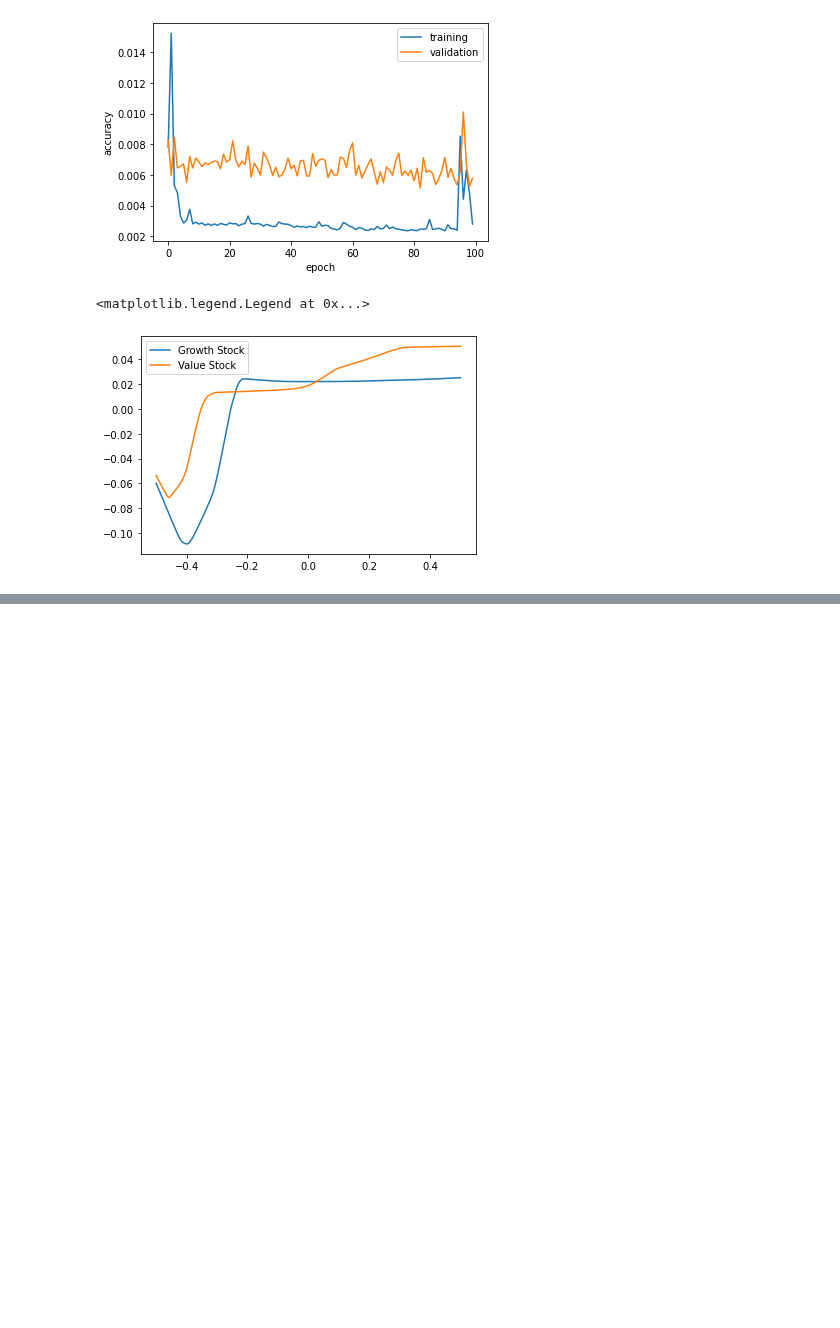
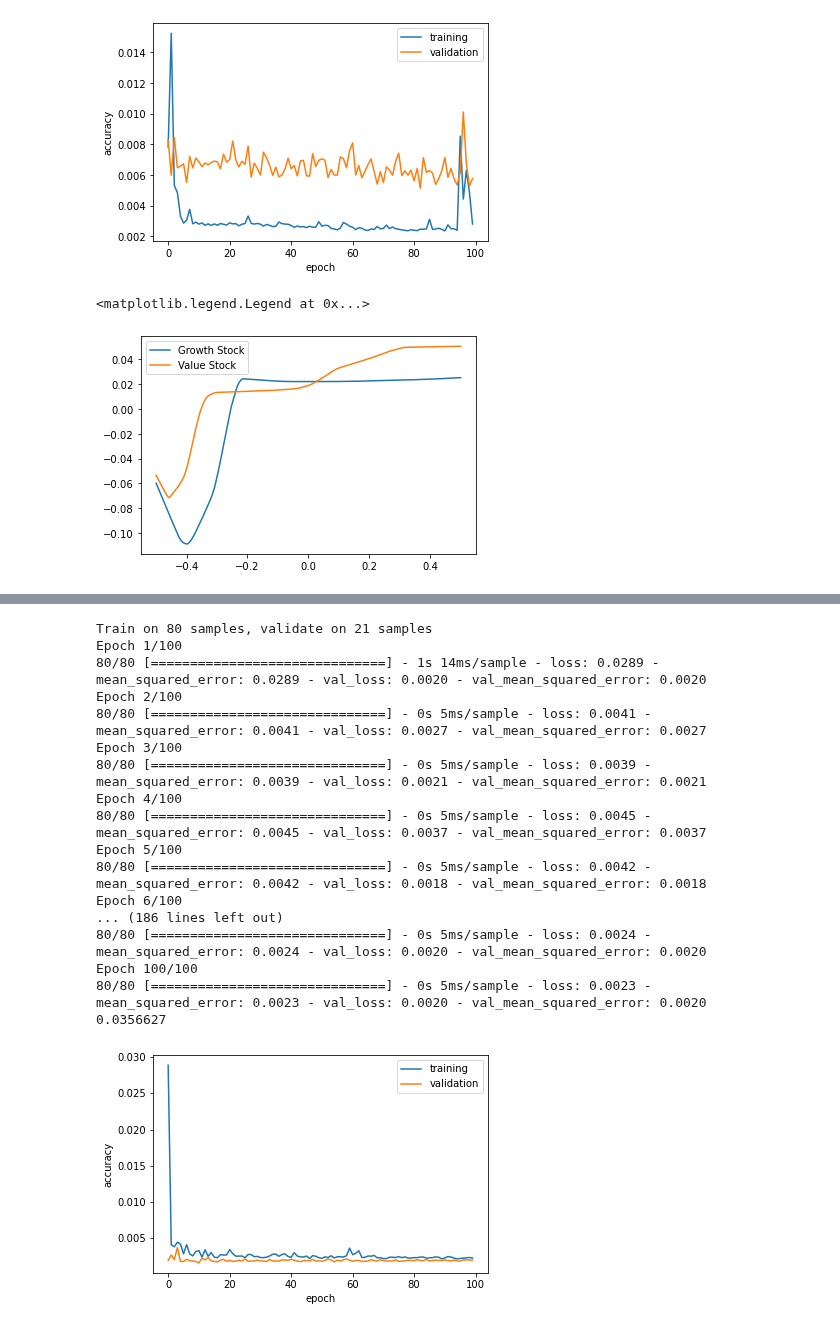
Before and after one commit to lu18cheng/pic16b_stock_analysis, a Jupyter notebook: code/Neural Networks.ipynb, the cells around one changed output, grey strips where cells are left out. Drawn from its saved outputs; the diff is of its cells as text; code cells hidden in the pictures; blank space fills up the shorter version.

```diff
--- a/code/Untitled.ipynb
+++ b/code/Neural Networks.ipynb
@@ -239,0 +263,21 @@ plt.legend()
+# %%
+model6 = tfanalysis("ValueStock_PercentChange", ["exchange_PercentChange"], 0.3)[1]
+# %% [output]
+Train on 80 samples, validate on 21 samples
+Epoch 1/100
+80/80 [==============================] - 1s 14ms/sample - loss: 0.0289 - mean_squared_error: 0.0289 - val_loss: 0.0020 - val_mean_squared_error: 0.0020
+Epoch 2/100
+80/80 [==============================] - 0s 5ms/sample - loss: 0.0041 - mean_squared_error: 0.0041 - val_loss: 0.0027 - val_mean_squared_error: 0.0027
+Epoch 3/100
+80/80 [==============================] - 0s 5ms/sample - loss: 0.0039 - mean_squared_error: 0.0039 - val_loss: 0.0021 - val_mean_squared_error: 0.0021
+Epoch 4/100
+80/80 [==============================] - 0s 5ms/sample - loss: 0.0045 - mean_squared_error: 0.0045 - val_loss: 0.0037 - val_mean_squared_error: 0.0037
+Epoch 5/100
+80/80 [==============================] - 0s 5ms/sample - loss: 0.0042 - mean_squared_error: 0.0042 - val_loss: 0.0018 - val_mean_squared_error: 0.0018
+Epoch 6/100
+... (186 lines left out)
+80/80 [==============================] - 0s 5ms/sample - loss: 0.0024 - mean_squared_error: 0.0024 - val_loss: 0.0020 - val_mean_squared_error: 0.0020
+Epoch 100/100
+80/80 [==============================] - 0s 5ms/sample - loss: 0.0023 - mean_squared_error: 0.0023 - val_loss: 0.0020 - val_mean_squared_error: 0.0020
+0.0356627
+[figure, added]
```
Also changed, not shown: parts of 7 cells of this notebook.
